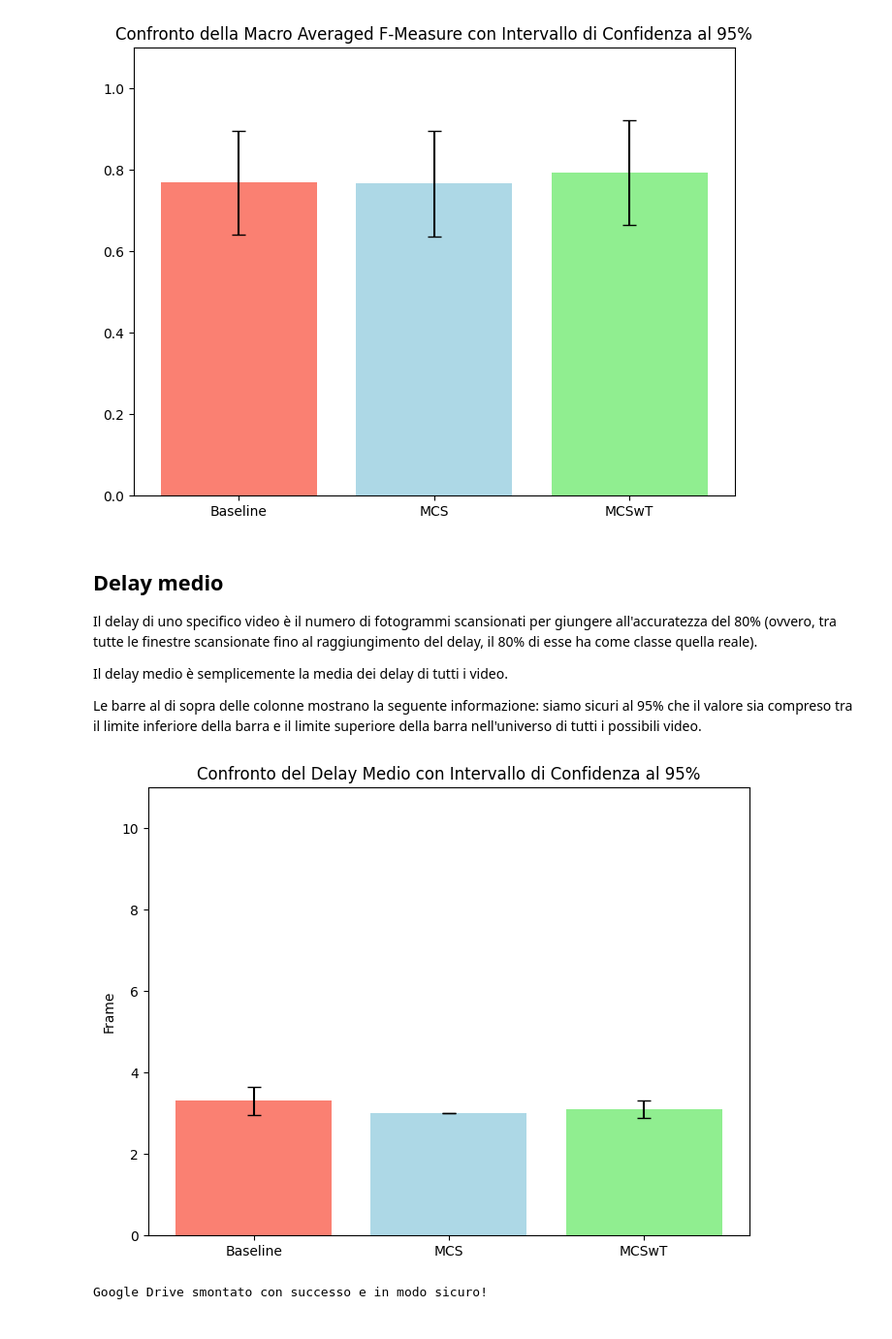
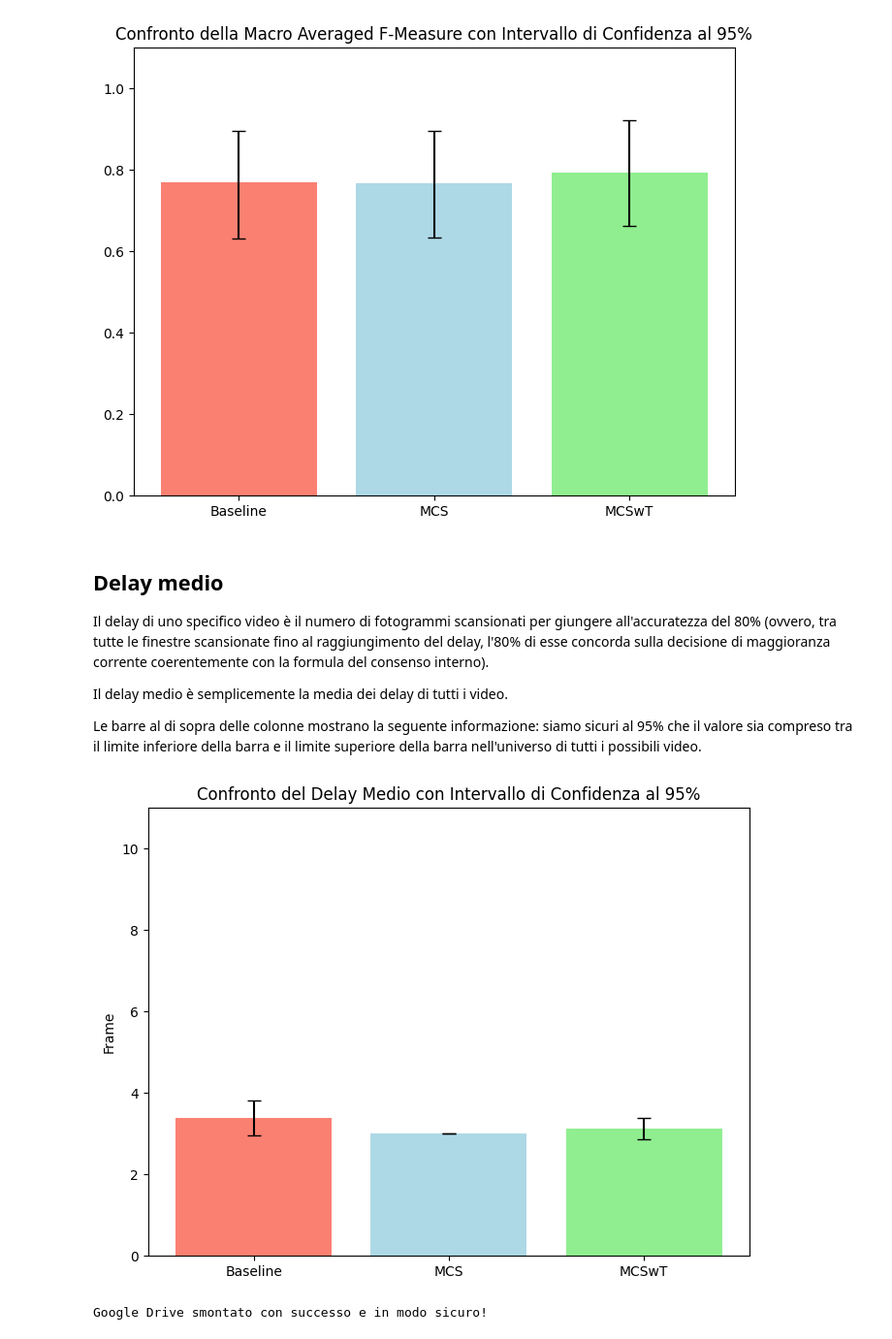
Before and after one commit to WebberMark02/detecting-smartphone-usage, a Jupyter notebook: first_milestone.ipynb, the cells around one changed output. Shown at 97% size. Saved outputs shown, nothing was run; the diff lists cells and outputs as text; code cells hidden in the pictures.

```diff
--- a/first_milestone.ipynb
+++ b/first_milestone.ipynb
@@ -397,7 +397,6 @@ def predict_on_one_video(video_directory, classification_confidence_list = [0.5,
       frame_classifications[MCSwT_name].append(MCS_with_treshold_activation(results, special_objects_names, 0.2))
 
     if frame_counter > (window_size - 1):
-      # Chiamata corretta senza sovrascritture nel loop: get_window_classifications accumula la finestra internamente
       window_driver_classifications, window_passenger_classifications = get_window_classifications(frame_classifications, heuristics, frame_counter, window_size)
       driver_frames, passenger_frames, none_frames = update_classifications(window_driver_classifications, driver_frames, window_passenger_classifications, passenger_frames, heuristics, none_frames)
 
@@ -414,14 +413,12 @@ def predict_on_one_video(video_directory, classification_confidence_list = [0.5,
                 fails[k][heuristic] = window_counter
                 frame_accuracy[k][heuristic] = (accuracy[heuristic], frame_sec)
     frame_counter += 1
-    # quando abbiamo ormai scannerizzato tutto il video, andiamo a vedere le percentuali di fallimento sull'accuracy e salviamo il tempo effettivo in cui si ferma il video
-    if frame_counter == (total_frames - 1):
+    if frame_counter == total_frames:
       print("entrato in fails")
       for heuristic in heuristics:
         for k in range(0, len(classification_confidence_list)):
           if frame_accuracy[k].get(heuristic) == None:
             fails[k][heuristic] = 1
-            # Utilizziamo frame_sec (il tempo di arresto effettivo/fine scansione) al posto della costante fissa sec
             frame_accuracy[k][heuristic] = (accuracy[heuristic], frame_sec)
           else:
             fails[k][heuristic] = 0
@@ -770,7 +811,7 @@ plt.show()
 # %% [markdown]
 ## Delay medio
 Il delay di uno specifico video è il numero di fotogrammi scansionati per giungere
-all'accuratezza del 80% (ovvero, tra tutte le finestre scansionate fino al raggiungimento del delay, il 80% di esse ha come classe quella reale).
+all'accuratezza del 80% (ovvero, tra tutte le finestre scansionate fino al raggiungimento del delay, l'80% di esse concorda sulla decisione di maggioranza corrente coerentemente con la formula del consenso interno).
 
 Il delay medio è semplicemente la media dei delay di tutti i video.
 
@@ -778,24 +819,31 @@ Le barre al di sopra delle colonne mostrano la seguente informazione: siamo sicu
 # %%
 import os
 os.makedirs('/content/gdrive/MyDrive/tesi/first-milestone-plots', exist_ok=True)
 
 x_axis_tags = ["Baseline", "MCS", "MCSwT"]
 y_axis_tags = [baseline_delay_avg, mcs_delay_avg, mcswt_delay_avg]
-error_bars = [
+
+lower_errors = [
+    baseline_delay_avg - baseline_delay_confidence_interval[0],
+    mcs_delay_avg - mcs_delay_confidence_interval[0],
+    mcswt_delay_avg - mcswt_delay_confidence_interval[0]
+]
+upper_errors = [
     baseline_delay_confidence_interval[1] - baseline_delay_avg,
     mcs_delay_confidence_interval[1] - mcs_delay_avg,
     mcswt_delay_confidence_interval[1] - mcswt_delay_avg
 ]
+asymmetric_error = [lower_errors, upper_errors]
 
 plt.figure(figsize=(8, 6))
-plt.bar(x=x_axis_tags, height=y_axis_tags, yerr=error_bars, capsize=5, color=['salmon', 'lightblue', 'lightgreen'])
+plt.bar(x=x_axis_tags, height=y_axis_tags, yerr=asymmetric_error, capsize=5, color=['salmon', 'lightblue', 'lightgreen'])
 plt.title("Confronto del Delay Medio con Intervallo di Confidenza al 95%")
 plt.ylabel("Frame")
 plt.ylim(0, 11)
 plt.savefig('/content/gdrive/MyDrive/tesi/first-milestone-plots/delay_comparison.png', dpi=300, bbox_inches='tight')
 plt.show()
 # %% [output]
-[figure, old version]
+[figure, new version]
 # %%
 # Eseguiamo il flush e lo smontaggio sicuro del Google Drive alla fine del notebook
 drive.flush_and_unmount()
```
Also changed, not shown: parts of 5 cells of this notebook.
